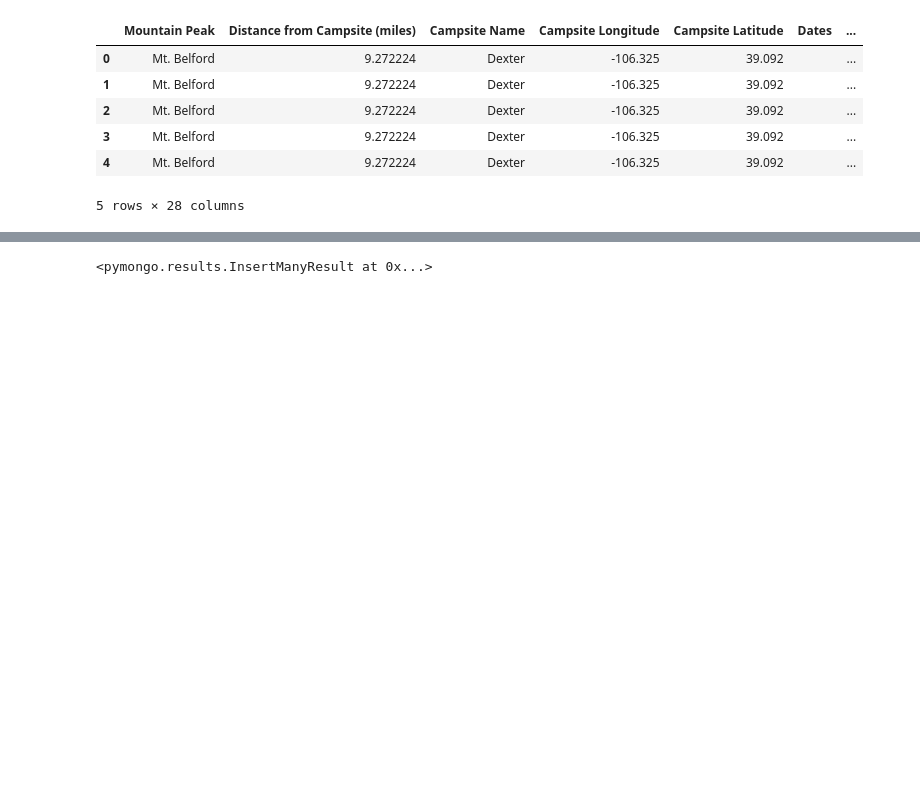
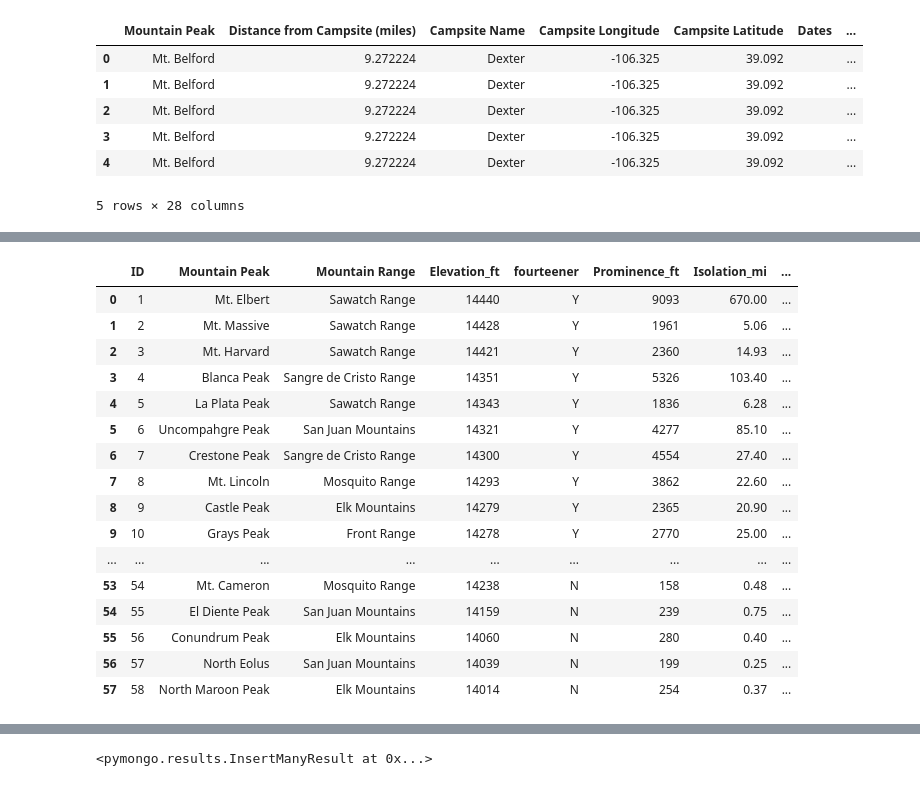
Before and after one commit to JohnMowry77/14ers_breweries_camping, a Jupyter notebook: Scripts/Cleaning_data_and_Mongo.ipynb, the cells around one changed output, grey strips where cells are left out. Cells and saved outputs as stored; diff of their text form; code cells hidden in the pictures; blank space fills up the shorter version.

```diff
--- a/Scripts/Cleaning_data_and_Mongo.ipynb
+++ b/Scripts/Cleaning_data_and_Mongo.ipynb
@@ -347,0 +375,21 @@ SyntaxError: invalid syntax (<ipython-input-43-aab0a8b7df9a>, line 1)
+# %%
+
+mountains
+# %% [output]
+|  | ID | Mountain Peak | Mountain Range | Elevation_ft | fourteener | Prominence_ft | Isolation_mi | ... |
+| 0 | 1 | Mt. Elbert | Sawatch Range | 14440 | Y | 9093 | 670.00 | ... |
+| 1 | 2 | Mt. Massive | Sawatch Range | 14428 | Y | 1961 | 5.06 | ... |
+| 2 | 3 | Mt. Harvard | Sawatch Range | 14421 | Y | 2360 | 14.93 | ... |
+| 3 | 4 | Blanca Peak | Sangre de Cristo Range | 14351 | Y | 5326 | 103.40 | ... |
+| 4 | 5 | La Plata Peak | Sawatch Range | 14343 | Y | 1836 | 6.28 | ... |
+| 5 | 6 | Uncompahgre Peak | San Juan Mountains | 14321 | Y | 4277 | 85.10 | ... |
+| 6 | 7 | Crestone Peak | Sangre de Cristo Range | 14300 | Y | 4554 | 27.40 | ... |
+| 7 | 8 | Mt. Lincoln | Mosquito Range | 14293 | Y | 3862 | 22.60 | ... |
+| 8 | 9 | Castle Peak | Elk Mountains | 14279 | Y | 2365 | 20.90 | ... |
+| 9 | 10 | Grays Peak | Front Range | 14278 | Y | 2770 | 25.00 | ... |
+| ... | ... | ... | ... | ... | ... | ... | ... | ... |
+| 53 | 54 | Mt. Cameron | Mosquito Range | 14238 | N | 158 | 0.48 | ... |
+| 54 | 55 | El Diente Peak | San Juan Mountains | 14159 | N | 239 | 0.75 | ... |
+| 55 | 56 | Conundrum Peak | Elk Mountains | 14060 | N | 280 | 0.40 | ... |
+| 56 | 57 | North Eolus | San Juan Mountains | 14039 | N | 199 | 0.25 | ... |
+| 57 | 58 | North Maroon Peak | Elk Mountains | 14014 | N | 254 | 0.37 | ... |
```
Also changed, not shown: parts of 10 cells of this notebook, 2 other files.
